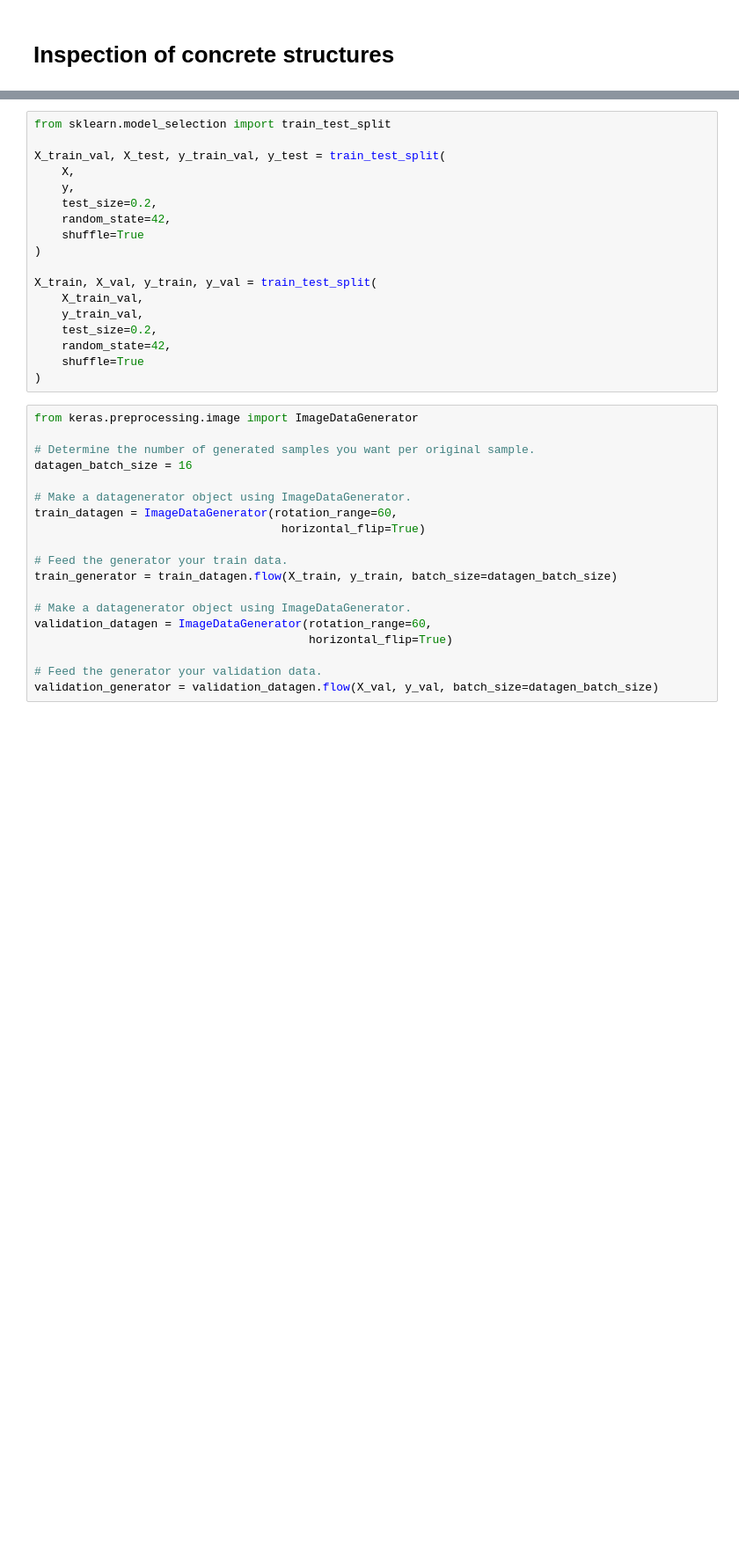
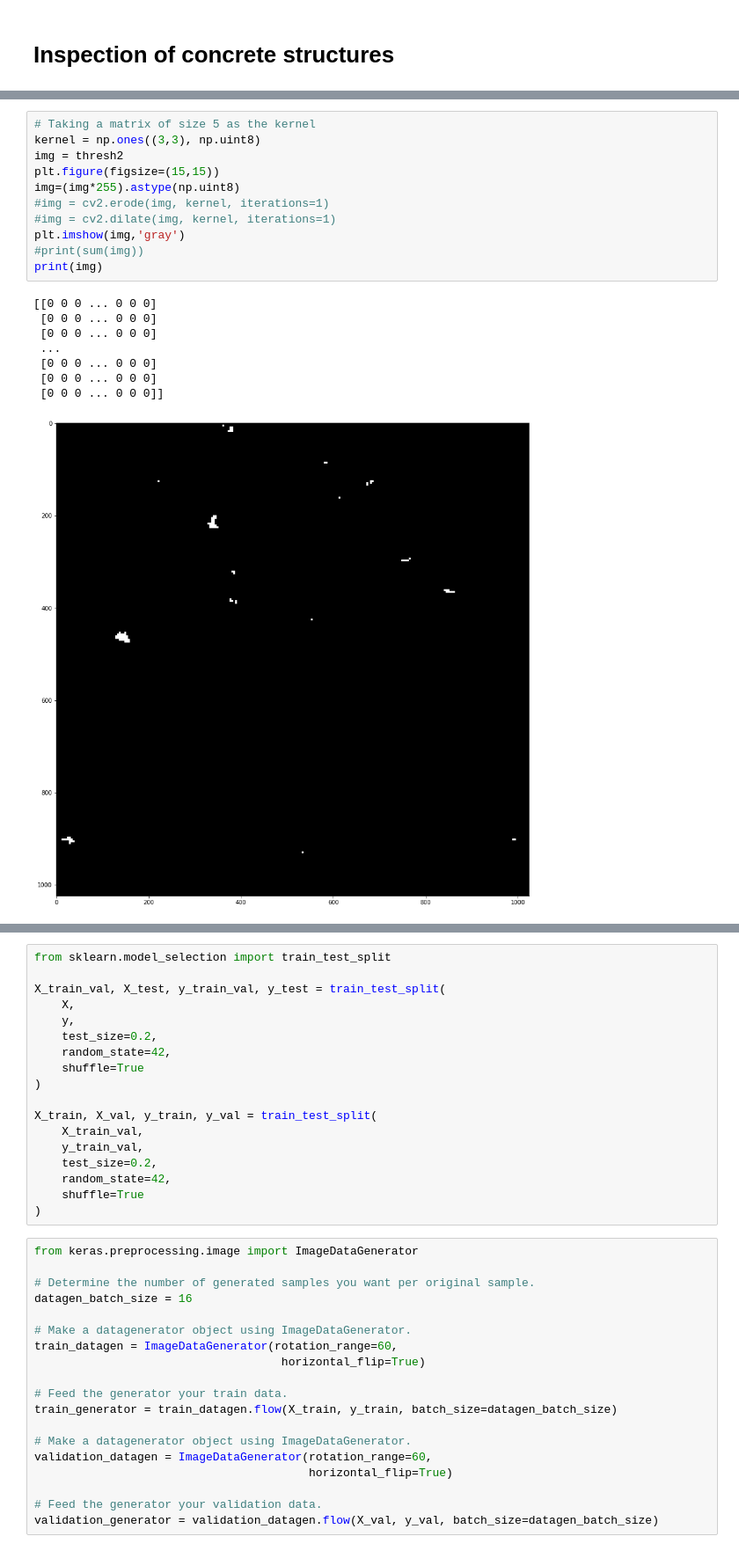
Before and after one commit to mohammedbouazzaoui/concrete_inspection, a Jupyter notebook: project/notebook/modelling_TransferLearn.ipynb, the cells around one changed output, grey strips where cells are left out. Shown at 88% size. Drawn from its saved outputs; the diff is of its cells as text; blank space fills up the shorter version.

```diff
--- a/project/notebook/modelling_TransferLearn.ipynb
+++ b/project/notebook/modelling_TransferLearn.ipynb
@@ -57,0 +255,20 @@ print(X.shape, y.shape)
+# %%
+# Taking a matrix of size 5 as the kernel
+kernel = np.ones((3,3), np.uint8)
+img = thresh2
+plt.figure(figsize=(15,15))
+img=(img*255).astype(np.uint8)
+#img = cv2.erode(img, kernel, iterations=1)
+#img = cv2.dilate(img, kernel, iterations=1)
+plt.imshow(img,'gray')
+#print(sum(img))
+print(img)
+# %% [output]
+[[0 0 0 ... 0 0 0]
+ [0 0 0 ... 0 0 0]
+ [0 0 0 ... 0 0 0]
+ ...
+ [0 0 0 ... 0 0 0]
+ [0 0 0 ... 0 0 0]
+ [0 0 0 ... 0 0 0]]
+[figure, added]
```
Also changed, not shown: parts of 12 cells of this notebook, 28 other files.
